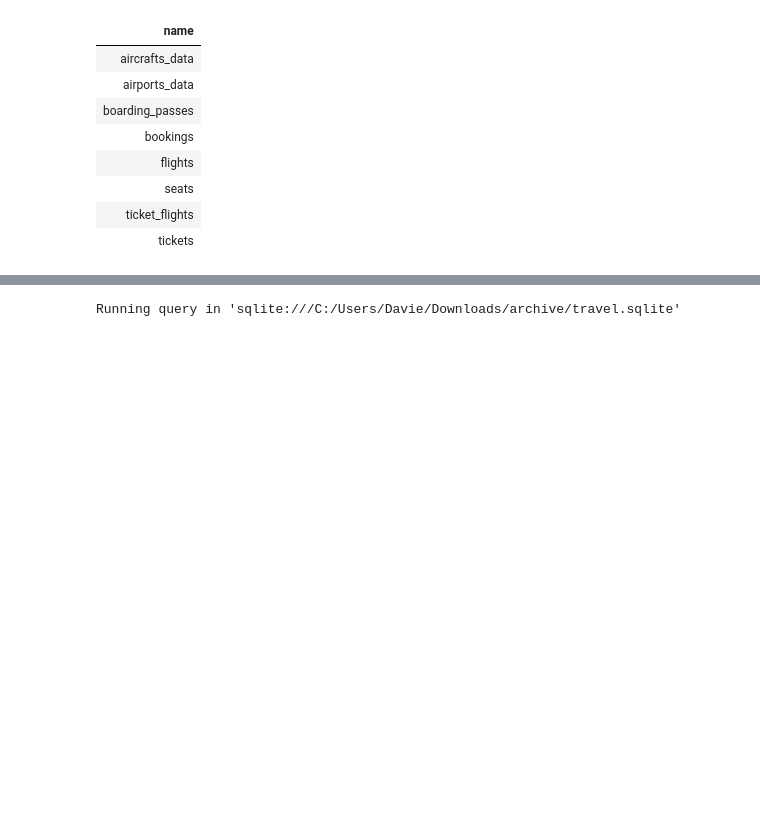
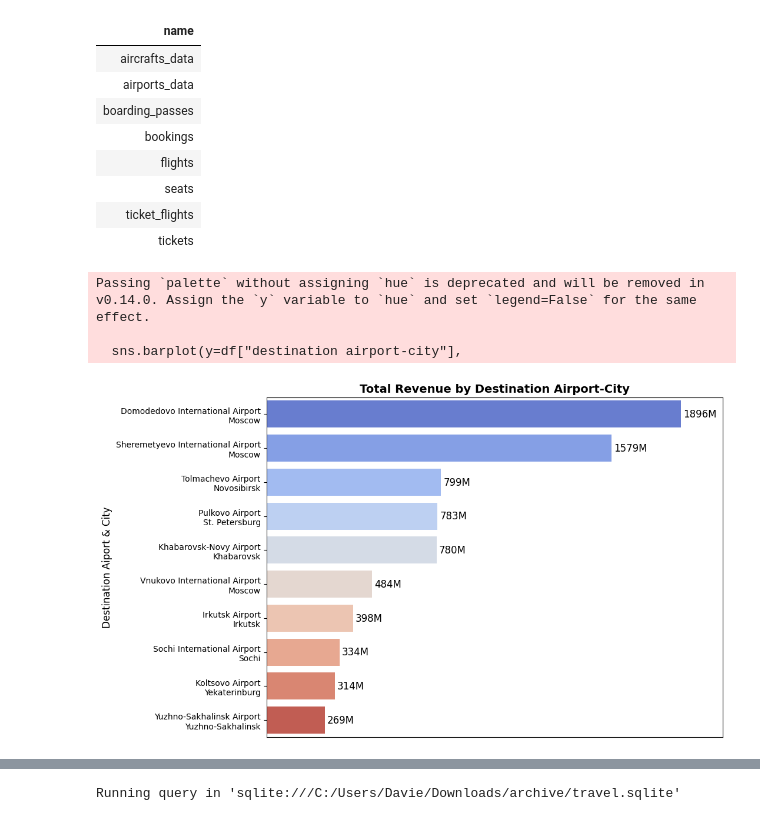
Before and after one commit to Daviedavie100/SQL_Projects, a Jupyter notebook: data.ipynb, the cells around one changed output, grey strips where cells are left out. Saved outputs shown, nothing was run; the diff lists cells and outputs as text; code cells hidden in the pictures; blank space fills up the shorter version.

```diff
--- a/data.ipynb
+++ b/data.ipynb
@@ -151,0 +198,34 @@ Running query in 'sqlite:///C:/Users/Davie/Downloads/archive/travel.sqlite'
+# %%
+# Replace " - " with a newline character "\n"
+df["destination airport-city"] = df["destination airport-city"].str.replace(" - ", "\n")
+# %%
+plt.figure(figsize=(10, 7.5))
+
+sns.barplot(y=df["destination airport-city"],
+            x=df["total revenue (millions)"],
+            palette="coolwarm",
+            orient="h")
+
+# Add labels next to bars
+for i, value in enumerate(df["total revenue (millions)"]):
+    plt.text(value + 10, i, f"{value:.0f}M", va='center', fontsize=12)
+
+# Titles and labels
+plt.title("Total Revenue by Destination Airport-City", fontsize=14, fontweight='bold')
+plt.ylabel("Destination Aiport & City", fontsize=12)
+plt.xlim(0, df["total revenue (millions)"].max() * 1.1)  # Add 10% space
+
+# Remove x-axis ticks and label
+plt.xticks([])
+plt.xlabel('')
+
+# Saving the plot
+plt.savefig("sql-33.png", bbox_inches="tight")
+
+# Show plot
+plt.show();
+# %% [output]
+Passing `palette` without assigning `hue` is deprecated and will be removed in v0.14.0. Assign the `y` variable to `hue` and set `legend=False` for the same effect.
+
+  sns.barplot(y=df["destination airport-city"],
+[figure, added]
```
Also changed, not shown: parts of 4 cells of this notebook.
